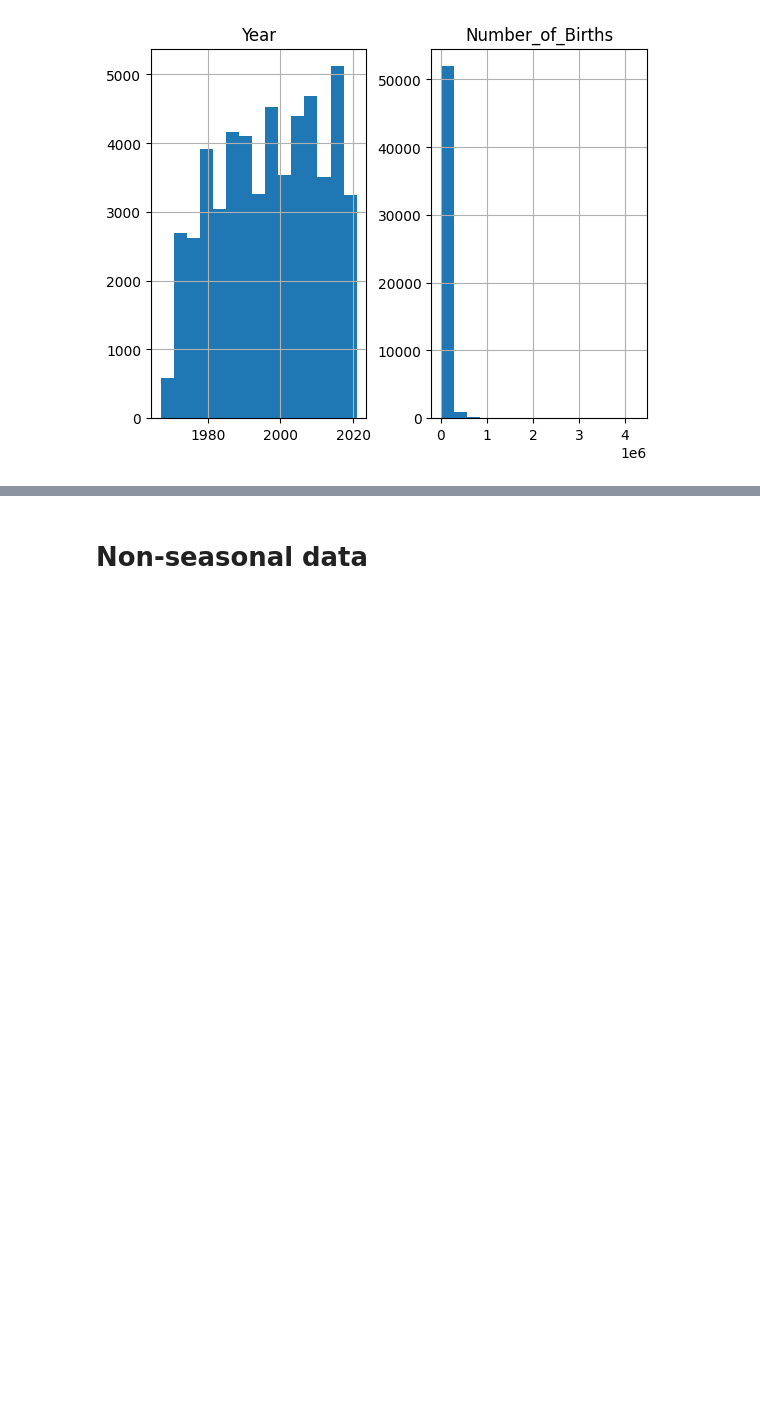
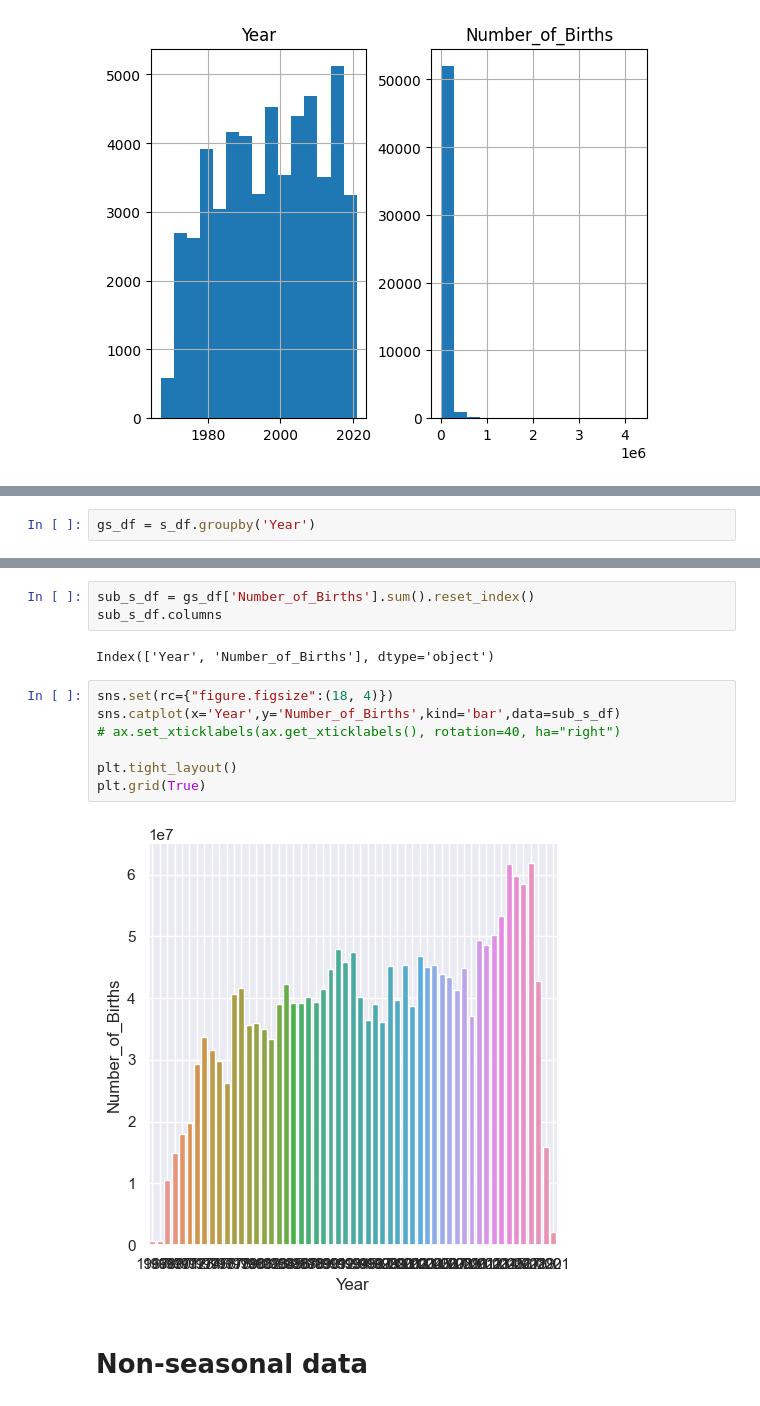
Before and after one commit to worldteacher-global/MA641_TIMESERIES_GROUPPROJECT, a Jupyter notebook: TS_.ipynb, the cells around one changed output, grey strips where cells are left out. Cells and saved outputs as stored; diff of their text form; blank space fills up the shorter version.

```diff
--- a/TS_.ipynb
+++ b/TS_.ipynb
@@ -83,0 +77,2 @@ ax.plot(dates,values)
+# %%
+gs_df = s_df.groupby('Year')
@@ -84,3 +95,17 @@ ax.plot(dates,values)
+# %%
+sub_s_df = gs_df['Number_of_Births'].sum().reset_index()
+sub_s_df.columns
+# %% [output]
+Index(['Year', 'Number_of_Births'], dtype='object')
+# %%
+sns.set(rc={"figure.figsize":(18, 4)})
+sns.catplot(x='Year',y='Number_of_Births',kind='bar',data=sub_s_df)
+# ax.set_xticklabels(ax.get_xticklabels(), rotation=40, ha="right")
+
+plt.tight_layout()
+plt.grid(True)
+# %% [output]
+[figure, added]
 # %% [markdown]
 # Non-seasonal data
 # %%
```
Also changed, not shown: parts of 3 cells of this notebook.
